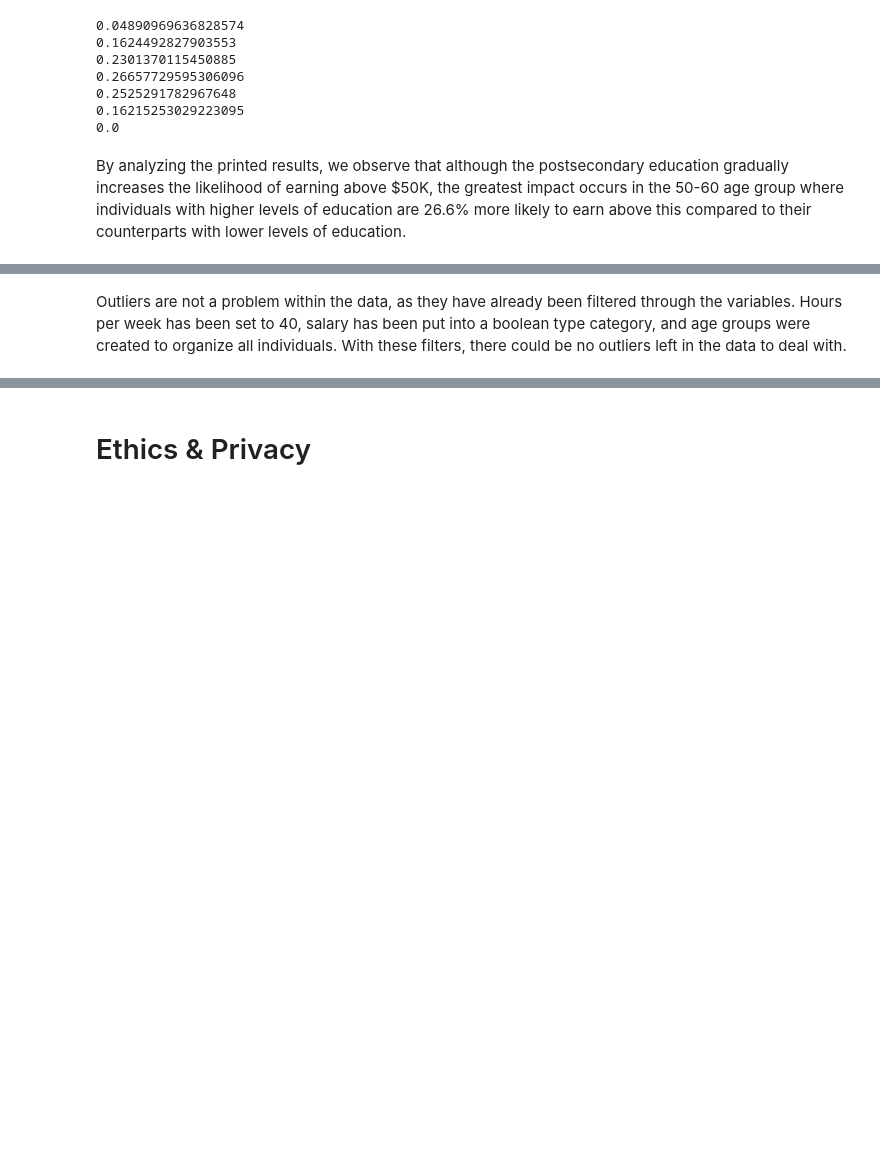
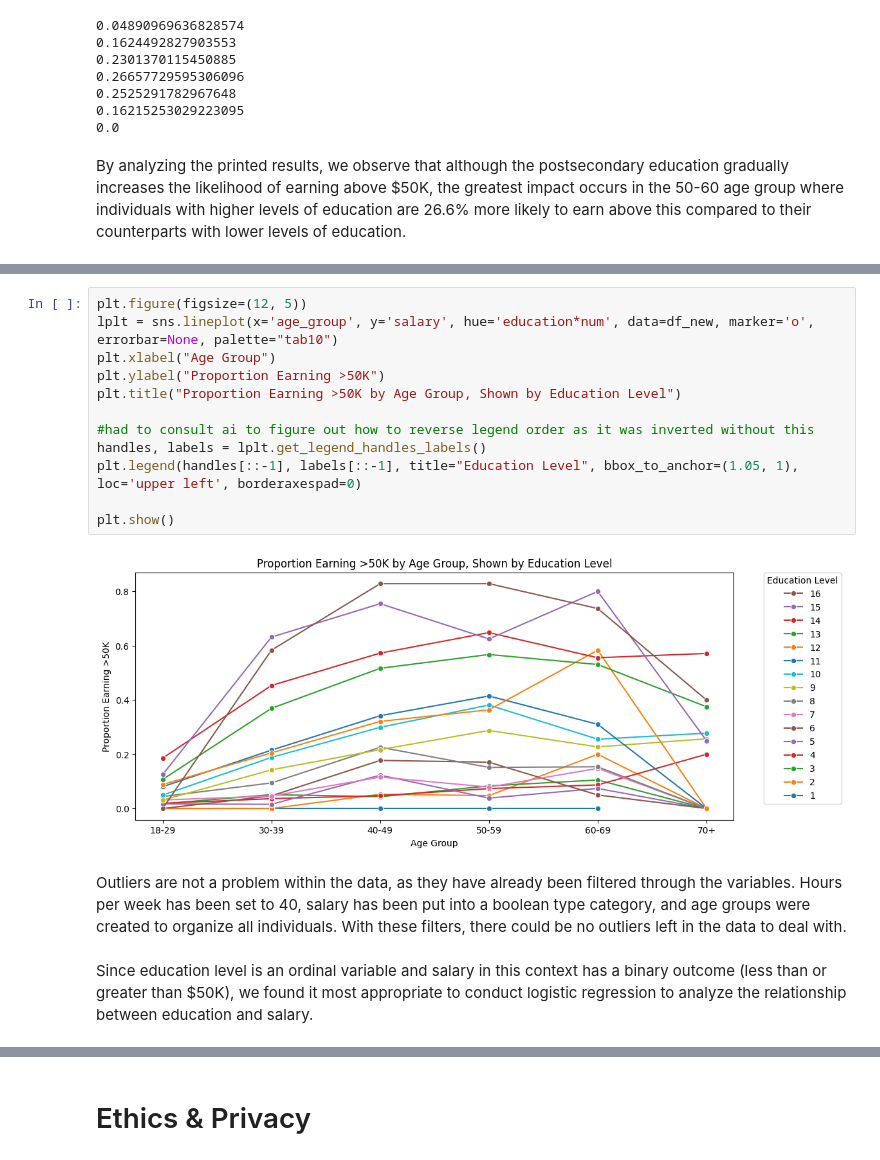
Before and after one commit to Nooowin/edu-salary-analysis, a Jupyter notebook: EDACheckpoint_Group179_WI25.ipynb, the cells around one changed output, grey strips where cells are left out. Cells and saved outputs as stored; diff of their text form; blank space fills up the shorter version.

```diff
--- a/EDACheckpoint_Group179_WI25.ipynb
+++ b/EDACheckpoint_Group179_WI25.ipynb
@@ -286,2 +287,18 @@ plt.show()
+# %%
+plt.figure(figsize=(12, 5))
+lplt = sns.lineplot(x='age_group', y='salary', hue='education*num', data=df_new, marker='o', errorbar=None, palette="tab10")
+plt.xlabel("Age Group")
+plt.ylabel("Proportion Earning >50K")
+plt.title("Proportion Earning >50K by Age Group, Shown by Education Level")
+
+#had to consult ai to figure out how to reverse legend order as it was inverted without this
+handles, labels = lplt.get_legend_handles_labels()
+plt.legend(handles[::-1], labels[::-1], title="Education Level", bbox_to_anchor=(1.05, 1), loc='upper left', borderaxespad=0)
+
+plt.show()
+# %% [output]
+[figure, added]
 # %% [markdown]
 Outliers are not a problem within the data, as they have already been filtered through the variables. Hours per week has been set to 40, salary has been put into a boolean type category, and age groups were created to organize all individuals. With these filters, there could be no outliers left in the data to deal with.
+# %% [markdown]
+Since education level is an ordinal variable and salary in this context has a binary outcome (less than or greater than $50K), we found it most appropriate to conduct logistic regression to analyze the relationship between education and salary.
```
Also changed, not shown: parts of 6 cells of this notebook, 1 other file.
